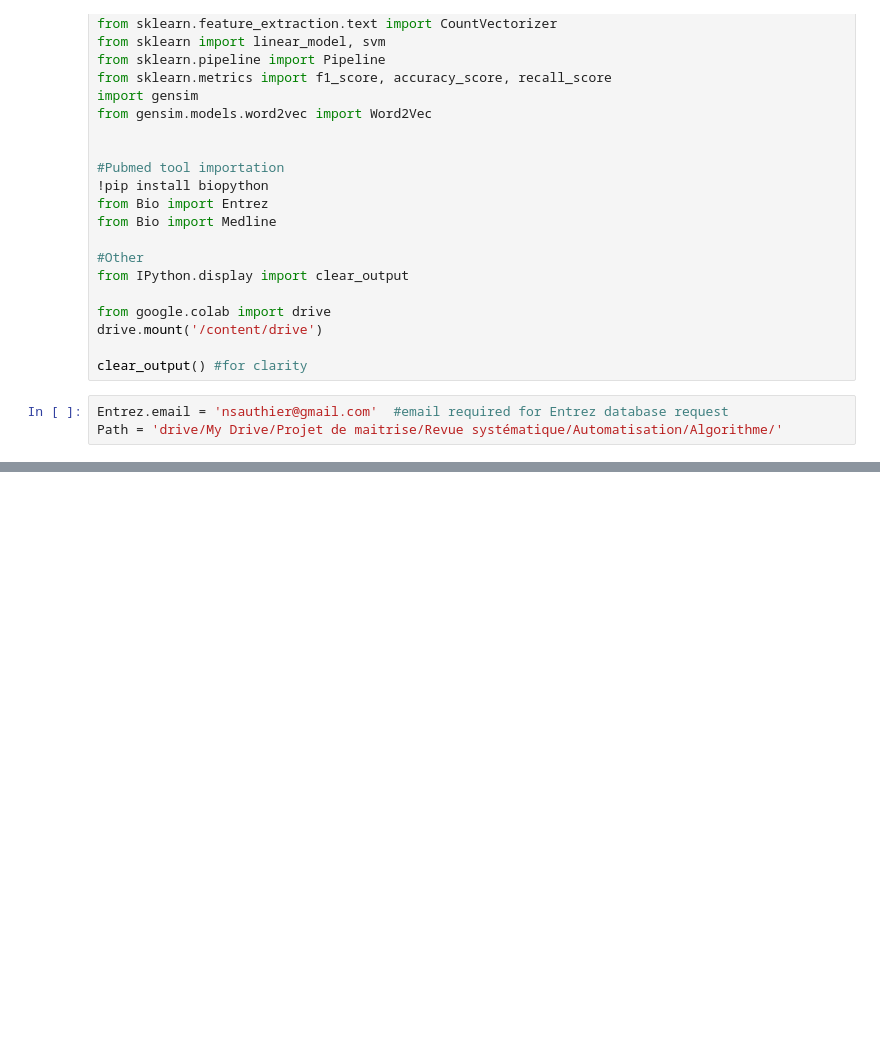
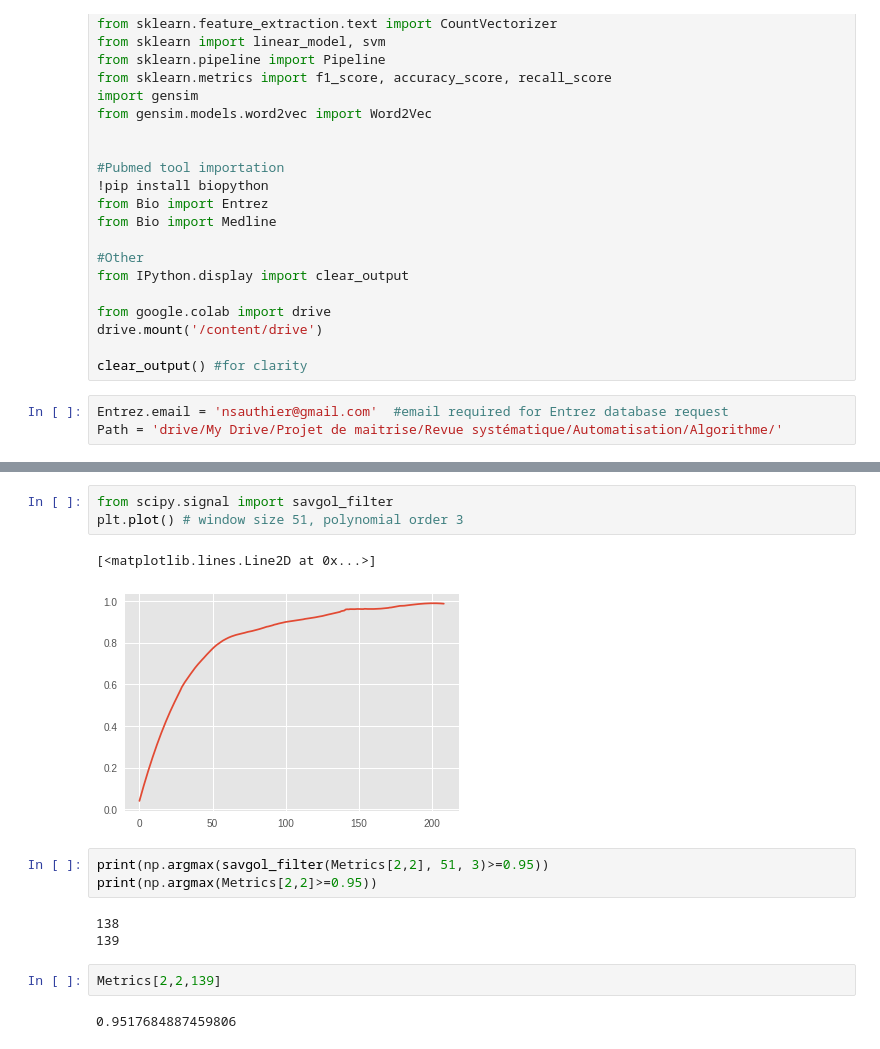
Before and after one commit to remifol/SystematicReview, a Jupyter notebook: SystematicReview_Prediction.ipynb, the cells around one changed output, grey strips where cells are left out. Drawn from its saved outputs; the diff is of its cells as text; blank space fills up the shorter version.

```diff
--- a/SystematicReview_Prediction.ipynb
+++ b/SystematicReview_Prediction.ipynb
@@ -395,0 +386,16 @@ for i in range(Nb_iter):
+# %%
+from scipy.signal import savgol_filter
+plt.plot() # window size 51, polynomial order 3
+# %% [output]
+[<matplotlib.lines.Line2D at 0x...>]
+[figure, added]
+# %%
+print(np.argmax(savgol_filter(Metrics[2,2], 51, 3)>=0.95))
+print(np.argmax(Metrics[2,2]>=0.95))
+# %% [output]
+138
+139
+# %%
+Metrics[2,2,139]
+# %% [output]
+0.9517684887459806
```
Also changed, not shown: parts of 11 cells of this notebook.
